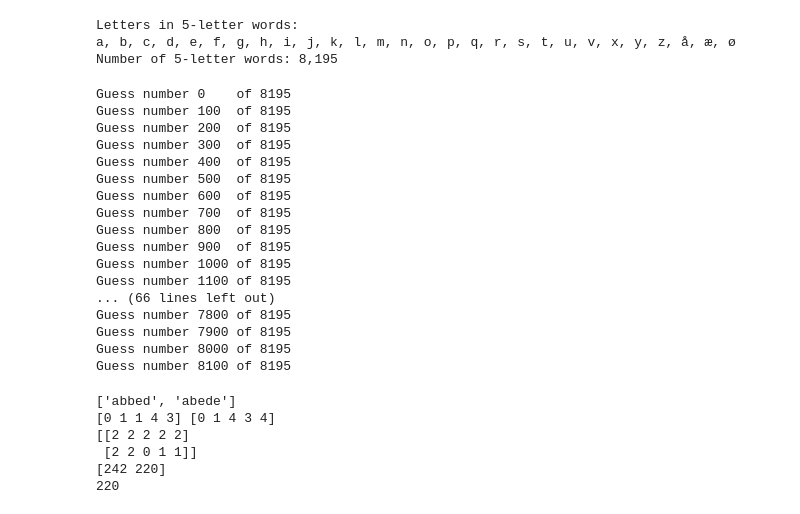
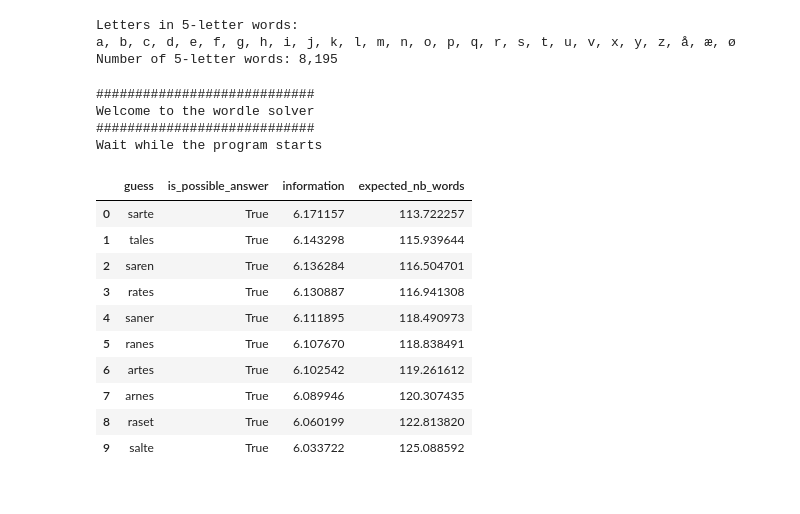
Before and after one commit to jacobsbach/wordle, a Jupyter notebook: wordle.ipynb, the cells around one changed output. Cells and saved outputs as stored; diff of their text form; code cells hidden in the pictures.

Commit message:
finish program v1.0

```diff
--- a/wordle.ipynb
+++ b/wordle.ipynb
@@ -18,44 +18,21 @@ Number of 5-letter words: 8,195
-# %%
-wl = WordleLookup()
-
-wl.calculate_full_lookup(verbose = True)
-# %% [output]
-Guess number 0    of 8195
-Guess number 100  of 8195
-Guess number 200  of 8195
-Guess number 300  of 8195
-Guess number 400  of 8195
-Guess number 500  of 8195
-Guess number 600  of 8195
-Guess number 700  of 8195
-Guess number 800  of 8195
-Guess number 900  of 8195
-Guess number 1000 of 8195
-Guess number 1100 of 8195
-... (66 lines left out)
-Guess number 7800 of 8195
-Guess number 7900 of 8195
-Guess number 8000 of 8195
-Guess number 8100 of 8195
-# %%
-print(wl.words[:2])
-r = [2,2,0,2,1]
-v1 = wl._word2vec(wl.words[0])
-v2 = wl._word2vec(wl.words[1])
-
-print(v1,v2)
-guess = np.array(v1)
-answers = np.array([v1,v2])
-r = wl.get_responses(guess, answers)
-print(r)
-n = wl._responses2num(r)
-print(n)
-
-print(2*3**4 + 2*3**3 + 0*3**2 + 1*3**1 + 1*3**0)
-# %% [output]
-['abbed', 'abede']
-[0 1 1 4 3] [0 1 4 3 4]
-[[2 2 2 2 2]
- [2 2 0 1 1]]
-[242 220]
-220
+# %%
+ws = WordleSolver()
+# %% [output]
+############################
+Welcome to the wordle solver
+############################
+Wait while the program starts
+# %%
+ws.get_best_guesses().head(10)
+# %% [output]
+|  | guess | is_possible_answer | information | expected_nb_words |
+| 0 | sarte | True | 6.171157 | 113.722257 |
+| 1 | tales | True | 6.143298 | 115.939644 |
+| 2 | saren | True | 6.136284 | 116.504701 |
+| 3 | rates | True | 6.130887 | 116.941308 |
+| 4 | saner | True | 6.111895 | 118.490973 |
+| 5 | ranes | True | 6.107670 | 118.838491 |
+| 6 | artes | True | 6.102542 | 119.261612 |
+| 7 | arnes | True | 6.089946 | 120.307435 |
+| 8 | raset | True | 6.060199 | 122.813820 |
+| 9 | salte | True | 6.033722 | 125.088592 |
```
Also changed, not shown: parts of 34 cells of this notebook, 2 other files.
